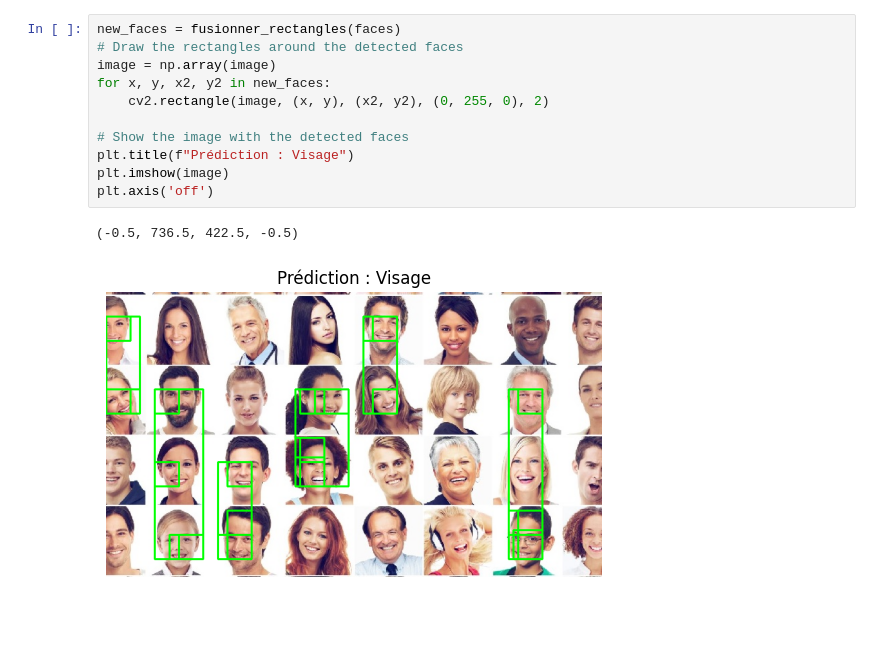
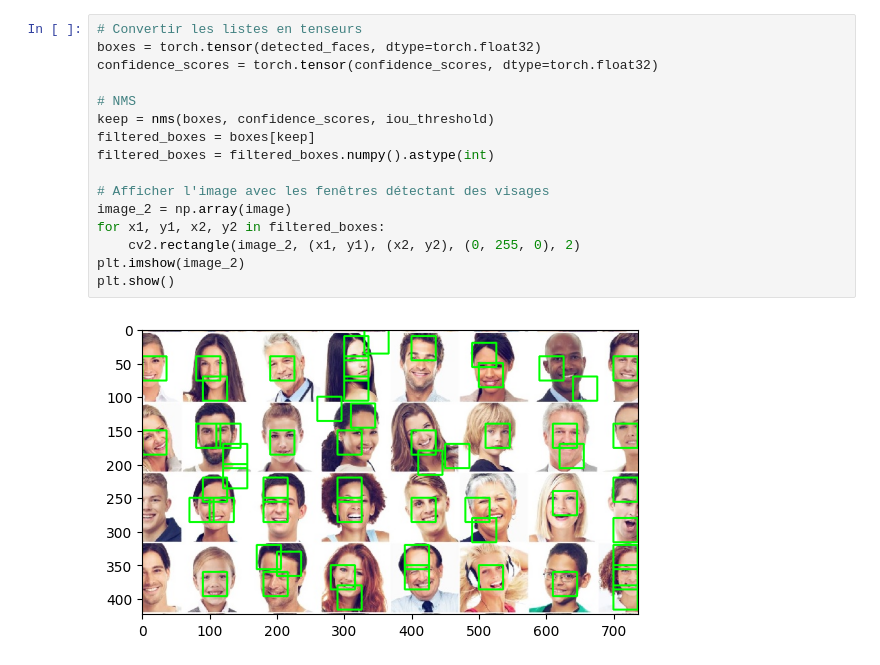
Before and after one commit to nathanouillle/face_recognition, a Jupyter notebook: sliding_window.ipynb, the cells around one changed output. Drawn from its saved outputs; the diff is of its cells as text; blank space fills up the shorter version.

```diff
--- a/sliding_window.ipynb
+++ b/sliding_window.ipynb
@@ -161,14 +76,18 @@ def fusionner_rectangles(faces):
-# %%
-new_faces = fusionner_rectangles(faces)
-# Draw the rectangles around the detected faces
-image = np.array(image)
-for x, y, x2, y2 in new_faces:
-    cv2.rectangle(image, (x, y), (x2, y2), (0, 255, 0), 2)
-
-# Show the image with the detected faces
-plt.title(f"Prédiction : Visage")
-plt.imshow(image)
-plt.axis('off')
-# %% [output]
-(-0.5, 736.5, 422.5, -0.5)
-[figure, removed]
+# %%
+# Convertir les listes en tenseurs
+boxes = torch.tensor(detected_faces, dtype=torch.float32)
+confidence_scores = torch.tensor(confidence_scores, dtype=torch.float32)
+
+# NMS
+keep = nms(boxes, confidence_scores, iou_threshold)
+filtered_boxes = boxes[keep]
+filtered_boxes = filtered_boxes.numpy().astype(int)
+
+# Afficher l'image avec les fenêtres détectant des visages
+image_2 = np.array(image)
+for x1, y1, x2, y2 in filtered_boxes:
+    cv2.rectangle(image_2, (x1, y1), (x2, y2), (0, 255, 0), 2)
+plt.imshow(image_2)
+plt.show()
+# %% [output]
+[figure, added]
```
Also changed, not shown: parts of 7 cells of this notebook.
